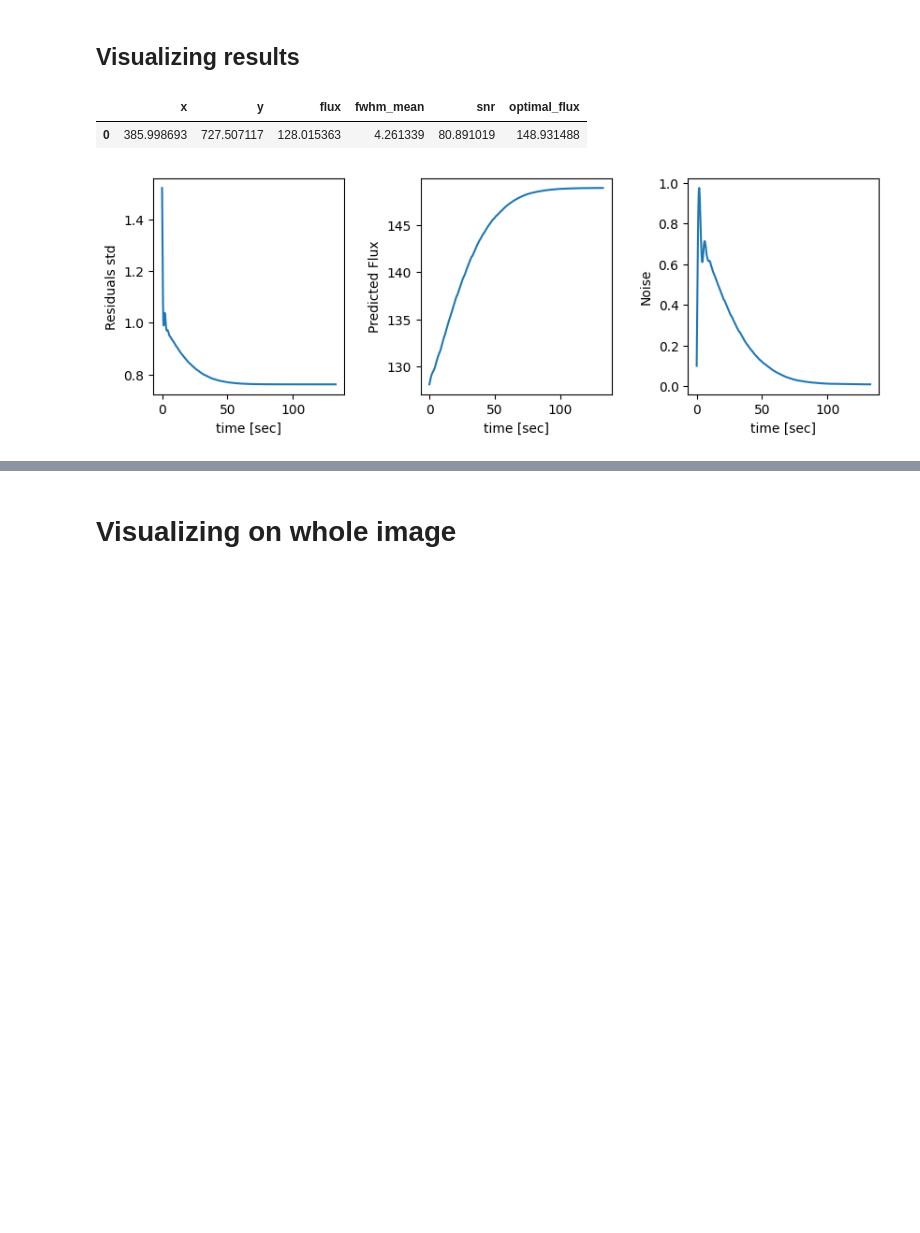
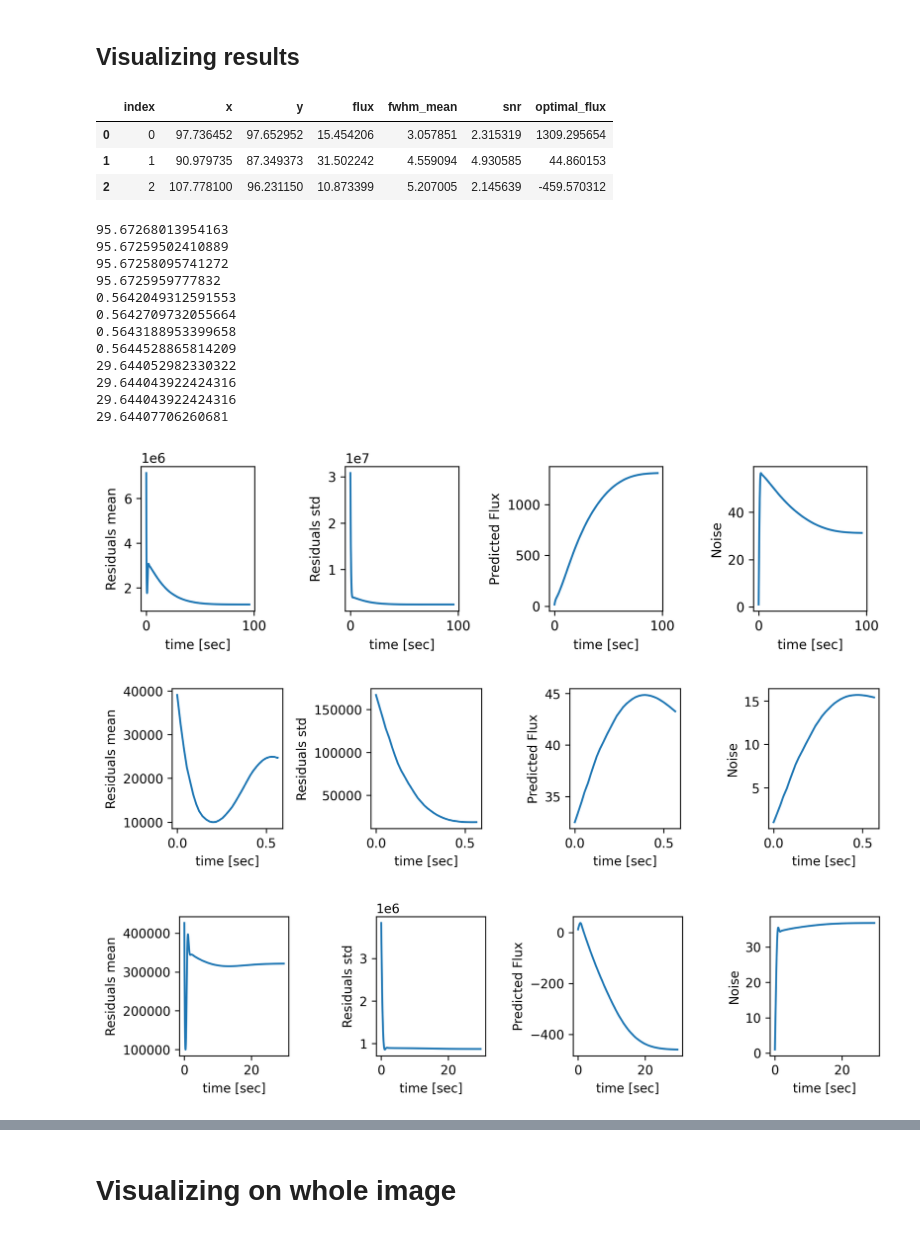
Before and after one commit to yemsnucleus/NEGFC, a Jupyter notebook: tutorial.ipynb, the cells around one changed output, grey strips where cells are left out. Saved outputs shown, nothing was run; the diff lists cells and outputs as text; code cells hidden in the pictures; blank space fills up the shorter version.

```diff
--- a/tutorial.ipynb
+++ b/tutorial.ipynb
@@ -35,8 +43,8 @@ The first step is to preprocess the data, which involves normalizing the PSF, cr
 # %%
 %%time
 window_size = 15
-data_path = './data/real/f_dhtau/'
-table, cube, psf, rot_angles = preprocess(data_path)
+data_path = './data/HCI/'
+table, cube, psf, rot_angles, backmoments = preprocess(data_path)
 dataset_name = data_path.split('/')[-2]
 dataset_name
 # %% [output]
@@ -46,8 +54,10 @@ Wall time: 1.65 s
 # %%
-fig, axes = plt.subplots(1, len(psf))
+fig, axes = plt.subplots(1, len(psf), dpi=300,
+                        gridspec_kw={'hspace': 0, 'wspace': 0.05})
 
 for i, p in enumerate(psf):
     axes[i].imshow(p)
+    axes[i].axis('off')
 
 psf_filtered = psf[:2]
 # %% [output]
@@ -104,26 +122,43 @@ Wall time: 9min 12s
 # %%
 from core.engine import inference_step
 # %%
-index = 1
-model_path = f'./logs/{dataset_name}/model_{index}/'
+table_op = pd.read_csv(os.path.join(f'./logs/{dataset_name}','prediction.csv'))
+table_op
+# %% [output]
+|  | index | x | y | flux | fwhm_mean | snr | optimal_flux |
+| 0 | 0 | 97.736452 | 97.652952 | 15.454206 | 3.057851 | 2.315319 | 1309.295654 |
+| 1 | 1 | 90.979735 | 87.349373 | 31.502242 | 4.559094 | 4.930585 | 44.860153 |
+| 2 | 2 | 107.778100 | 96.231150 | 10.873399 | 5.207005 | 2.145639 | -459.570312 |
-# %%
-table_op = pd.read_csv(os.path.join(model_path, '..', 'prediction.csv'))
-table_op
-# %% [output]
-|  | x | y | flux | fwhm_mean | snr | optimal_flux |
-| 0 | 385.998693 | 727.507117 | 128.015363 | 4.261339 | 80.891019 | 148.931488 |
 # %%
-fig, axes = plt.subplots(1, 3, figsize=(10, 3),
-                         gridspec_kw={'hspace': 0, 'wspace': 0.4})
+for index, row in table_op.iterrows():
+    model_path = f"./logs/{dataset_name}/model_{row['index'].astype(int)}/"
 
-ylabels = ['Residuals std', 'Predicted Flux', 'Noise']
-for i, metric in enumerate(['epoch_loss', 'epoch_flux', 'epoch_std']):
-    train_metrics = get_metrics(f'{model_path}/logs/train/', show_keys=False, metric_name=metric)
+    fig, axes = plt.subplots(1, 4, figsize=(10, 2), dpi=300,
+                             gridspec_kw={'hspace': 0, 'wspace': 0.8})
 
-    time = (train_metrics['wall_time'].values -train_metrics['wall_time'].values[0])
-    axes[i].plot(time, train_metrics['value'].values)
-    axes[i].set_xlabel('time [sec]')
-    axes[i].set_ylabel(ylabels[i])
+    ylabels = ['Residuals mean', 'Residuals std', 'Predicted Flux', 'Noise']
+    for i, metric in enumerate(['epoch_res_mean', 'epoch_res_std', 'epoch_flux', 'epoch_noise']):
+        train_metrics = get_metrics(f'{model_path}/logs/train/', show_keys=False, metric_name=metric)
+
+        time = (train_metrics['wall_time'].values -train_metrics['wall_time'].values[0])
+        print(time[-1])
+        axes[i].plot(time, train_metrics['value'].values)
+        axes[i].set_xlabel('time [sec]')
+        axes[i].set_ylabel(ylabels[i])
 # %% [output]
+95.67268013954163
+95.67259502410889
+95.67258095741272
+95.6725959777832
+0.5642049312591553
+0.5642709732055664
+0.5643188953399658
+0.5644528865814209
+29.644052982330322
+29.644043922424316
+29.644043922424316
+29.64407706260681
-[figure, old version]
+[figure, new version]
+[figure, added]
+[figure, added]
 # %%
```
Also changed, not shown: parts of 19 cells of this notebook, 7 other files.
